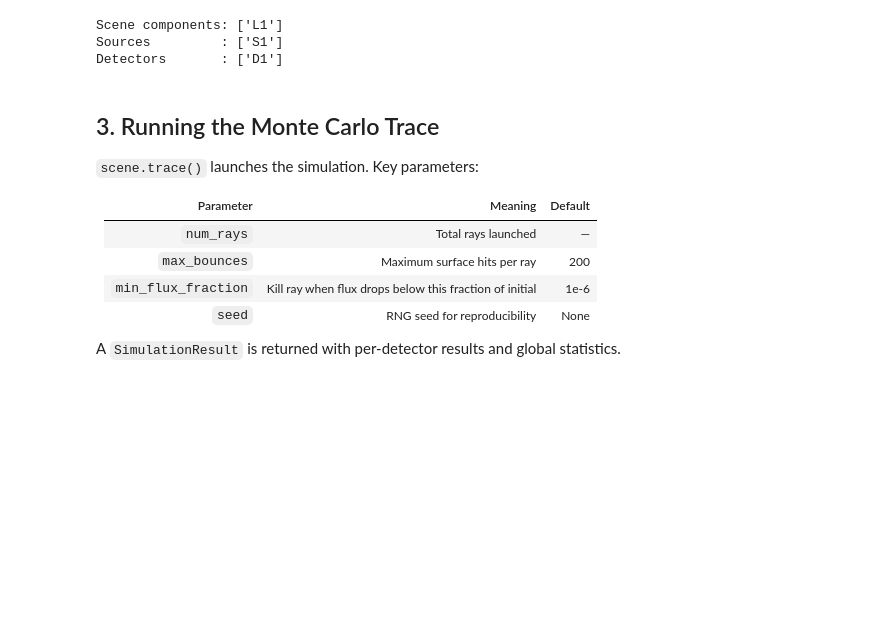
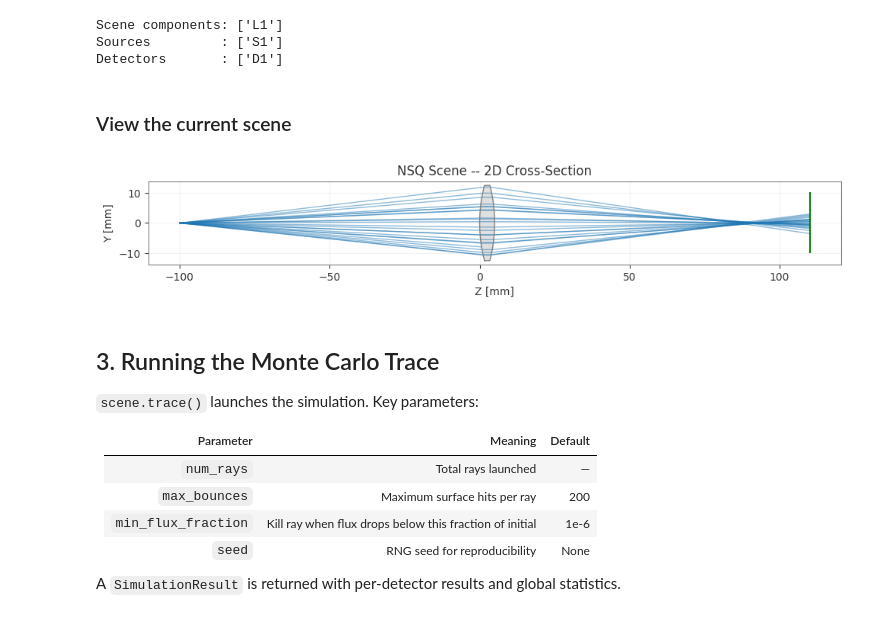
Before and after one commit to optiland/optiland, a Jupyter notebook: docs/gallery/nonsequential/01_getting_started.ipynb, the cells around one changed output. Saved outputs shown, nothing was run; the diff lists cells and outputs as text; code cells hidden in the pictures; blank space fills up the shorter version.

```diff
--- a/docs/gallery/nonsequential/01_getting_started.ipynb
+++ b/docs/gallery/nonsequential/01_getting_started.ipynb
@@ -93,6 +91,12 @@ print("Detectors       :", list(scene.detector_registry._registry.keys()))
 Scene components: ['L1']
 Sources         : ['S1']
 Detectors       : ['D1']
+# %% [markdown]
+### View the current scene
+# %%
+scene.view()
+# %% [output]
+[figure, added]
 # %% [markdown]
 ## 3. Running the Monte Carlo Trace
 
```
Also changed, not shown: parts of 7 cells of this notebook, 2 other files.
